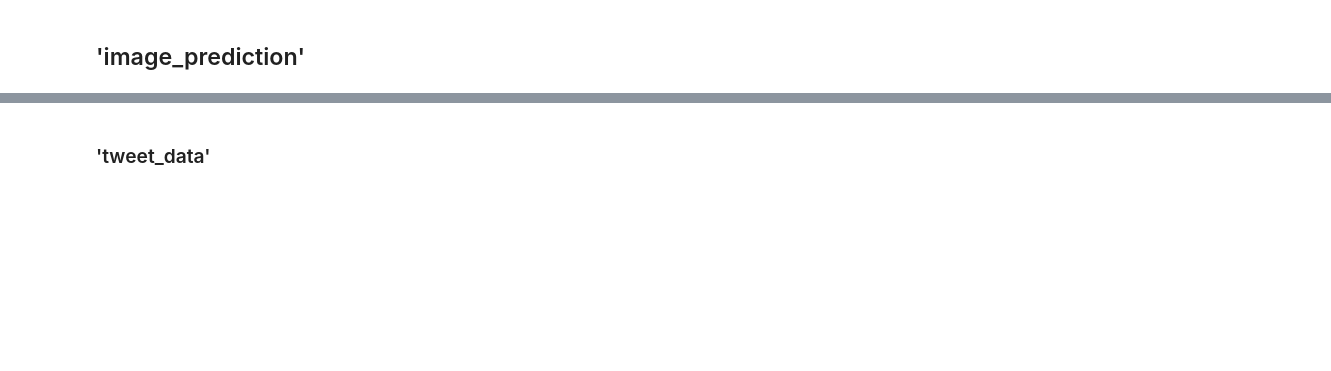
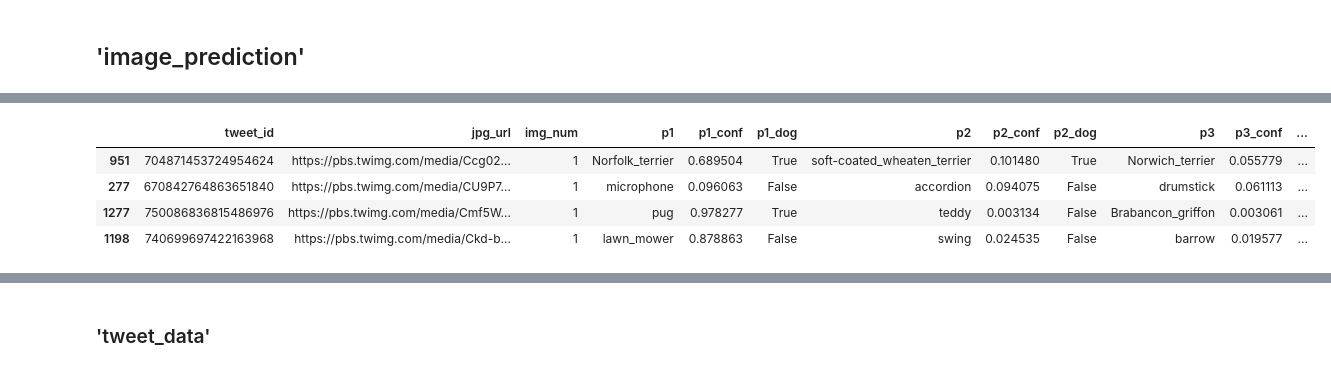
Before and after one commit to bjd9/weratedogs, a Jupyter notebook: wrangle_act.ipynb, the cells around one changed output, grey strips where cells are left out. Drawn from its saved outputs; the diff is of its cells as text; code cells hidden in the pictures; blank space fills up the shorter version.

```diff
--- a/wrangle_act.ipynb
+++ b/wrangle_act.ipynb
@@ -132,2 +280,10 @@ image_prediction.random(5)
+# %%
+image_predictions.sample(4)
+# %% [output]
+|  | tweet_id | jpg_url | img_num | p1 | p1_conf | p1_dog | p2 | p2_conf | p2_dog | p3 | p3_conf | ... |
+| 951 | 704871453724954624 | https://pbs.twimg.com/media/Ccg02... | 1 | Norfolk_terrier | 0.689504 | True | soft-coated_wheaten_terrier | 0.101480 | True | Norwich_terrier | 0.055779 | ... |
+| 277 | 670842764863651840 | https://pbs.twimg.com/media/CU9P7... | 1 | microphone | 0.096063 | False | accordion | 0.094075 | False | drumstick | 0.061113 | ... |
+| 1277 | 750086836815486976 | https://pbs.twimg.com/media/Cmf5W... | 1 | pug | 0.978277 | True | teddy | 0.003134 | False | Brabancon_griffon | 0.003061 | ... |
+| 1198 | 740699697422163968 | https://pbs.twimg.com/media/Ckd-b... | 1 | lawn_mower | 0.878863 | False | swing | 0.024535 | False | barrow | 0.019577 | ... |
 # %%
 # check datatypes
```
Also changed, not shown: parts of 32 cells of this notebook.
